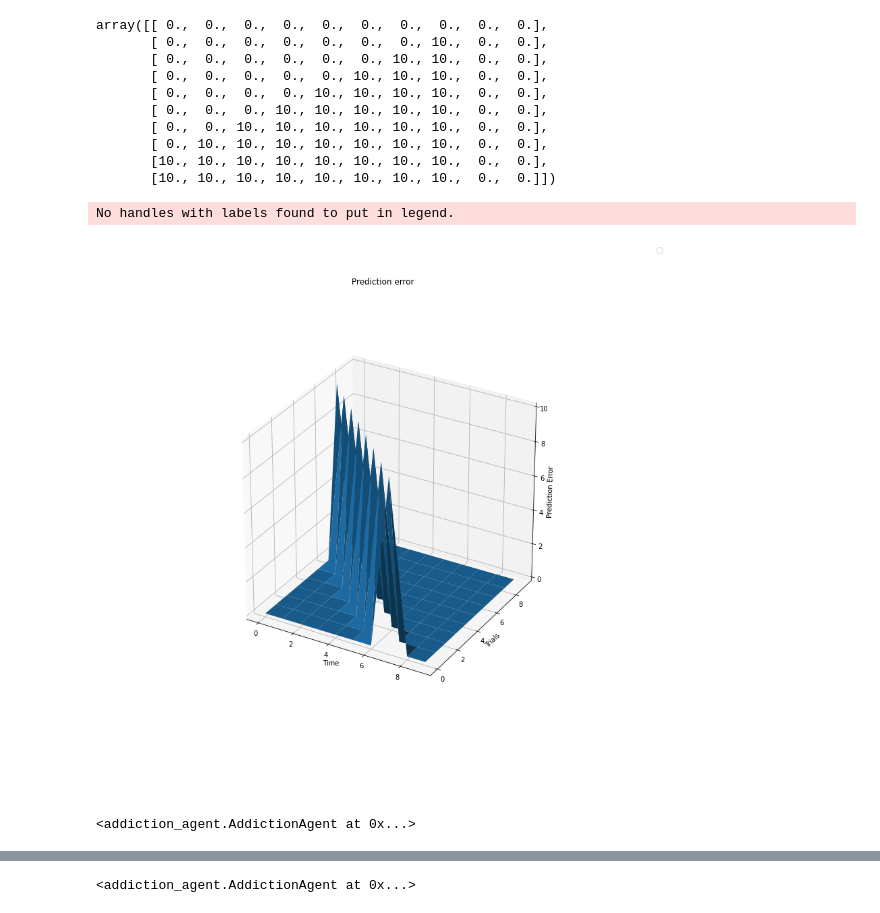
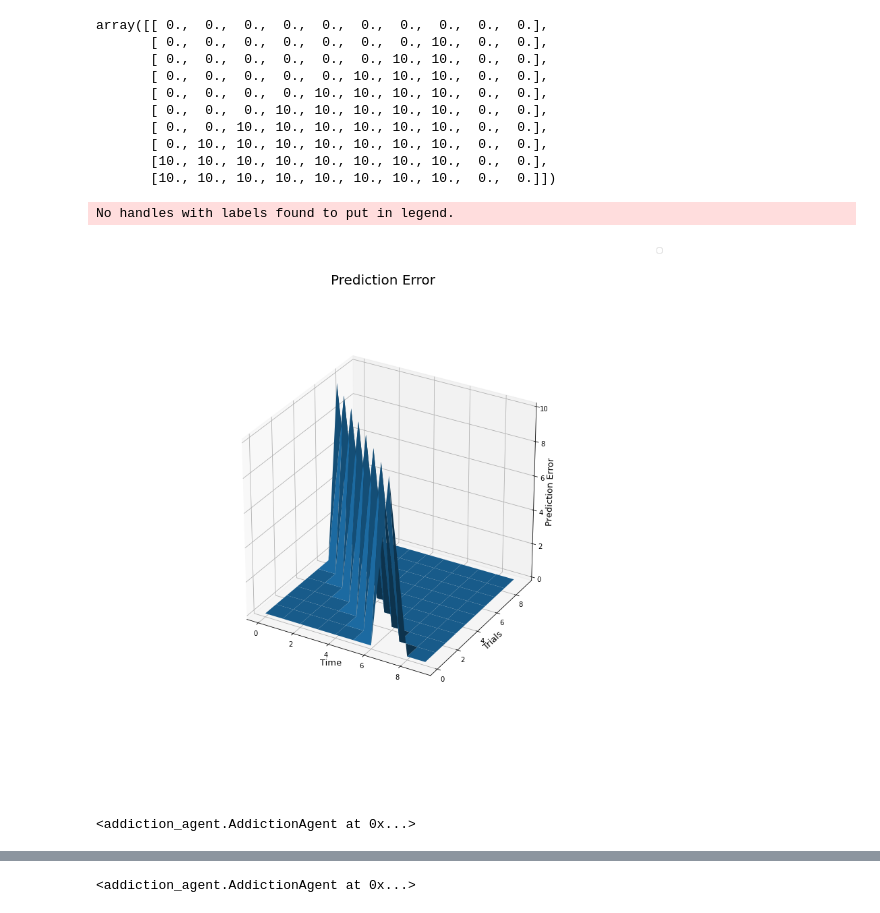
Before and after one commit to jagalinho/nyu-ccm-rl-addiction, a Jupyter notebook: Plots.ipynb, the cells around one changed output, grey strips where cells are left out. Cells and saved outputs as stored; diff of their text form; code cells hidden in the pictures.

Commit message:
adding saving functionality to plot functions in addiction.py and saving baseline plots to put into paper

```diff
--- a/Plots.ipynb
+++ b/Plots.ipynb
@@ -23,9 +23,9 @@ array([[ 0.,  0.,  0.,  0.,  0.,  0.,  0.,  0.,  0.,  0.],
        [10., 10., 10., 10., 10., 10., 10., 10.,  0.,  0.],
        [10., 10., 10., 10., 10., 10., 10., 10.,  0.,  0.]])
 # %%
-agent.plot_prediction_error(title = 'Prediction error')
+agent.plot_prediction_error(title = 'Prediction Error', savefig = 'baselinePE.png')
 # %% [output]
 No handles with labels found to put in legend.
-[figure, old version]
+[figure, new version]
 <addiction_agent.AddictionAgent at 0x...>
 # %%
```
Also changed, not shown: parts of 6 cells of this notebook, 1 other file.
